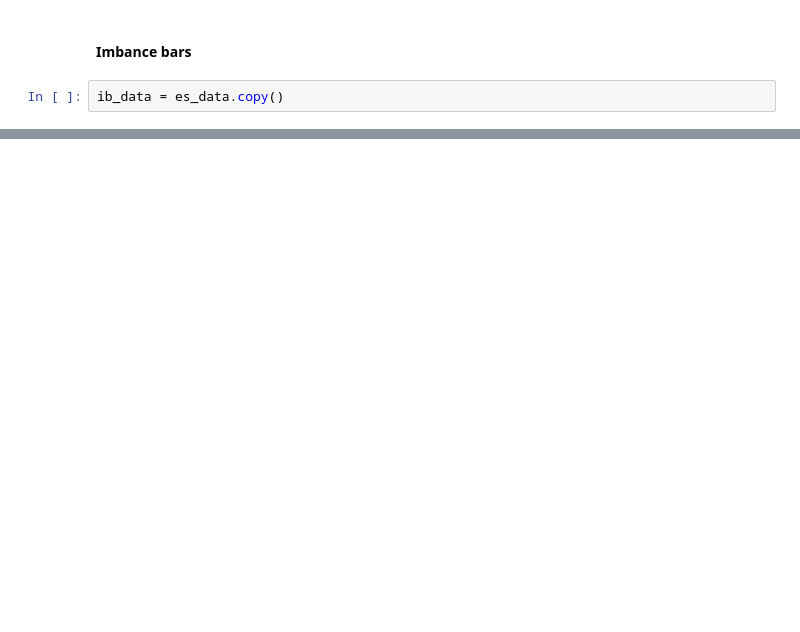
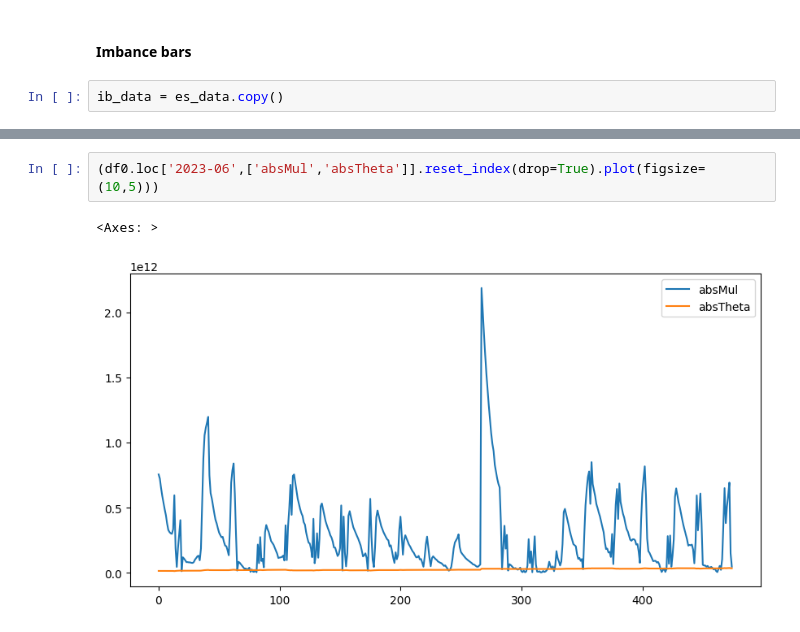
Before and after one commit to Goooo4it/Advances-in-Financial-Machine-Learning, a Jupyter notebook: 2.Financial_Data_Structures.ipynb, the cells around one changed output, grey strips where cells are left out. Drawn from its saved outputs; the diff is of its cells as text; blank space fills up the shorter version.

```diff
--- a/2.Financial_Data_Structures.ipynb
+++ b/2.Financial_Data_Structures.ipynb
@@ -273,0 +377,5 @@ ib_data = es_data.copy()
+# %%
+(df0.loc['2023-06',['absMul','absTheta']].reset_index(drop=True).plot(figsize=(10,5)))
+# %% [output]
+<Axes: >
+[figure, added]
```
Also changed, not shown: parts of 40 cells of this notebook.
